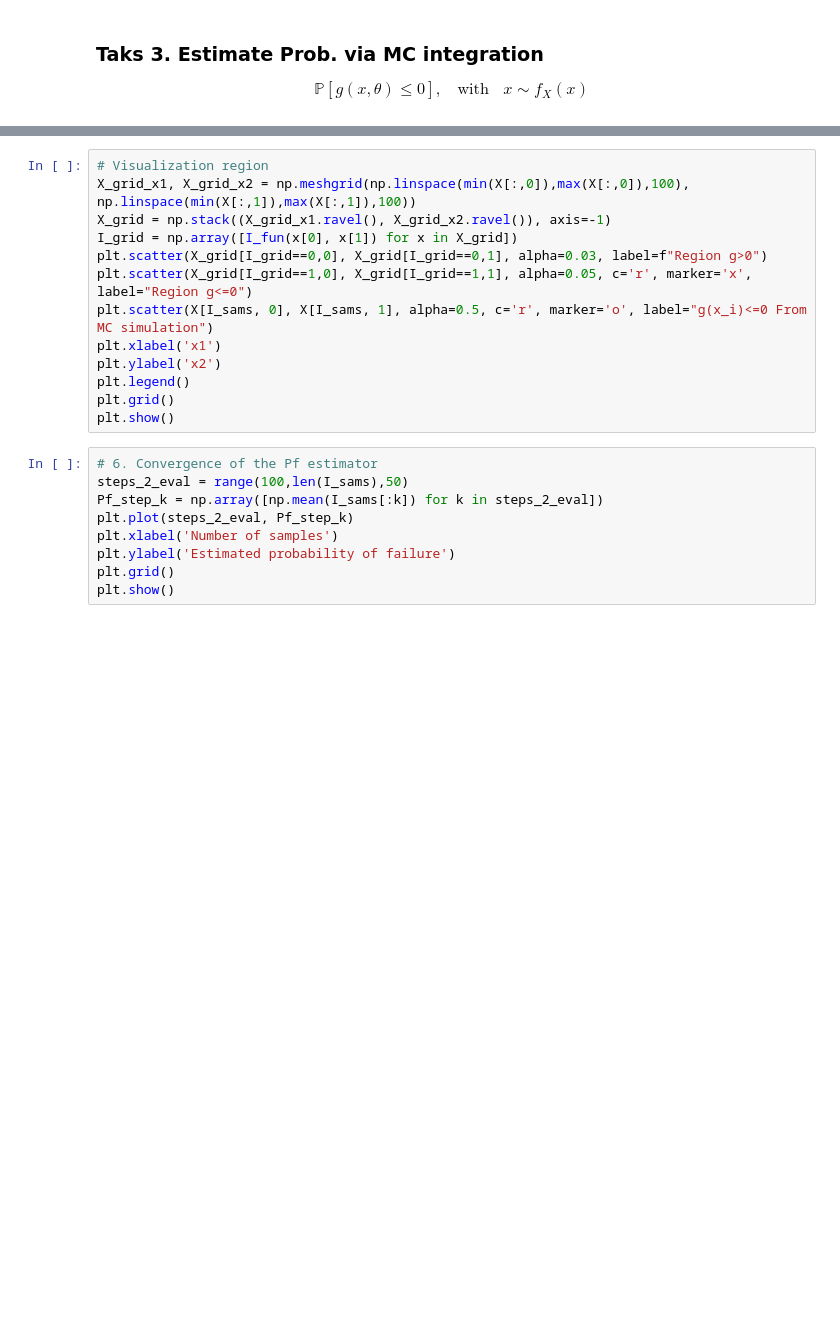
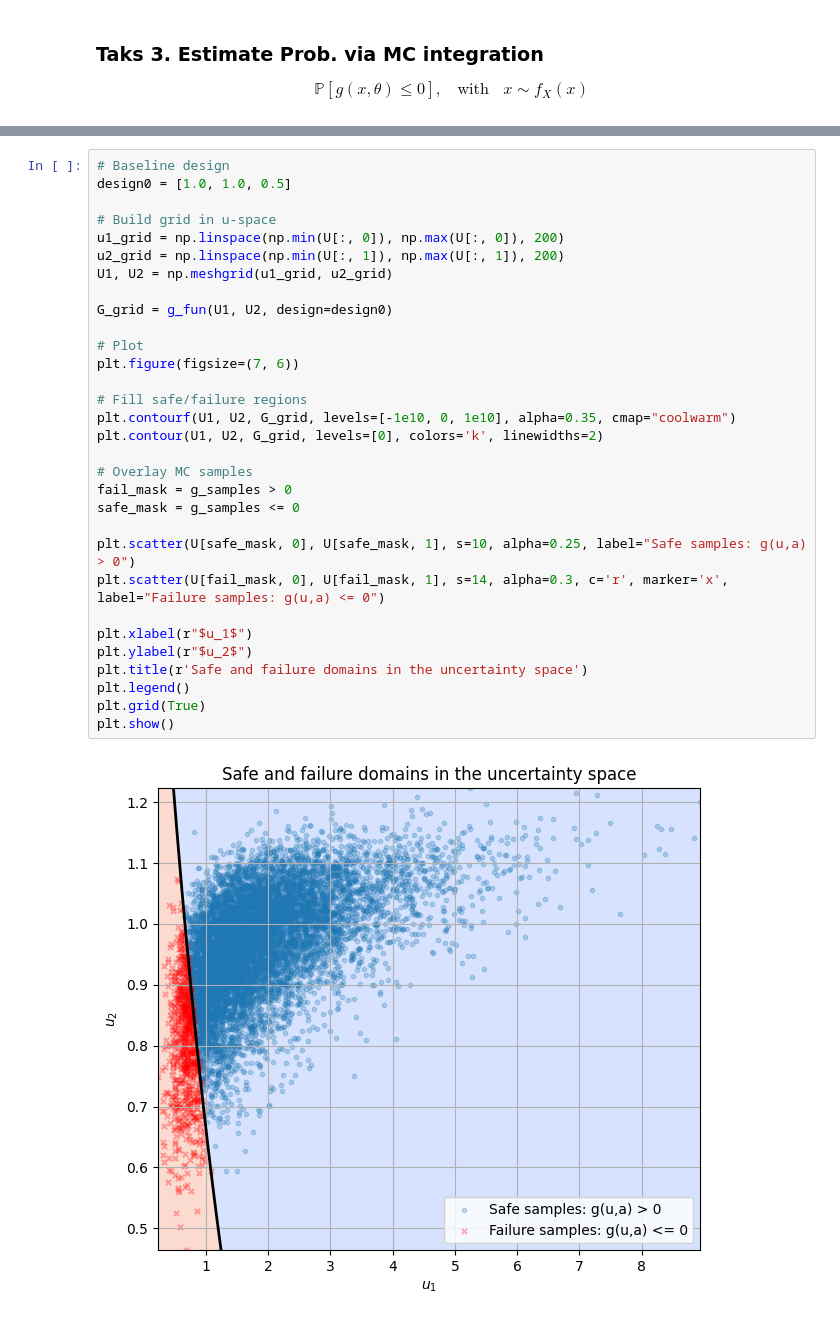
Before and after one commit to supsi-dacd-isaac/TeachDecisionMakingUncertainty, a Jupyter notebook: L05/MC_reliability_estimation_quadratic_fun.ipynb, the cells around one changed output, grey strips where cells are left out. Drawn from its saved outputs; the diff is of its cells as text; blank space fills up the shorter version.

```diff
--- a/L05/MC_reliability_estimation_quadratic_fun.ipynb
+++ b/L05/MC_reliability_estimation_quadratic_fun.ipynb
@@ -270,22 +260,33 @@ $$\{x : g(x, \theta)\leq 0\}$$
-# %%
-# Visualization region
-X_grid_x1, X_grid_x2 = np.meshgrid(np.linspace(min(X[:,0]),max(X[:,0]),100), np.linspace(min(X[:,1]),max(X[:,1]),100))
-X_grid = np.stack((X_grid_x1.ravel(), X_grid_x2.ravel()), axis=-1)
-I_grid = np.array([I_fun(x[0], x[1]) for x in X_grid])
-plt.scatter(X_grid[I_grid==0,0], X_grid[I_grid==0,1], alpha=0.03, label=f"Region g>0")
-plt.scatter(X_grid[I_grid==1,0], X_grid[I_grid==1,1], alpha=0.05, c='r', marker='x', label="Region g<=0")
-plt.scatter(X[I_sams, 0], X[I_sams, 1], alpha=0.5, c='r', marker='o', label="g(x_i)<=0 From MC simulation")
-plt.xlabel('x1')
-plt.ylabel('x2')
-plt.legend()
-plt.grid()
-plt.show()
-# %%
-# 6. Convergence of the Pf estimator
-steps_2_eval = range(100,len(I_sams),50)
-Pf_step_k = np.array([np.mean(I_sams[:k]) for k in steps_2_eval])
-plt.plot(steps_2_eval, Pf_step_k)
-plt.xlabel('Number of samples')
-plt.ylabel('Estimated probability of failure')
-plt.grid()
-plt.show()
+# %%
+# Baseline design
+design0 = [1.0, 1.0, 0.5]
+
+# Build grid in u-space
+u1_grid = np.linspace(np.min(U[:, 0]), np.max(U[:, 0]), 200)
+u2_grid = np.linspace(np.min(U[:, 1]), np.max(U[:, 1]), 200)
+U1, U2 = np.meshgrid(u1_grid, u2_grid)
+
+G_grid = g_fun(U1, U2, design=design0)
+
+# Plot
+plt.figure(figsize=(7, 6))
+
+# Fill safe/failure regions
+plt.contourf(U1, U2, G_grid, levels=[-1e10, 0, 1e10], alpha=0.35, cmap="coolwarm")
+plt.contour(U1, U2, G_grid, levels=[0], colors='k', linewidths=2)
+
+# Overlay MC samples
+fail_mask = g_samples > 0
+safe_mask = g_samples <= 0
+
+plt.scatter(U[safe_mask, 0], U[safe_mask, 1], s=10, alpha=0.25, label="Safe samples: g(u,a) > 0")
+plt.scatter(U[fail_mask, 0], U[fail_mask, 1], s=14, alpha=0.3, c='r', marker='x', label="Failure samples: g(u,a) <= 0")
+
+plt.xlabel(r"$u_1$")
+plt.ylabel(r"$u_2$")
+plt.title(r'Safe and failure domains in the uncertainty space')
+plt.legend()
+plt.grid(True)
+plt.show()
+# %% [output]
+[figure, added]
```
Also changed, not shown: parts of 16 cells of this notebook.
